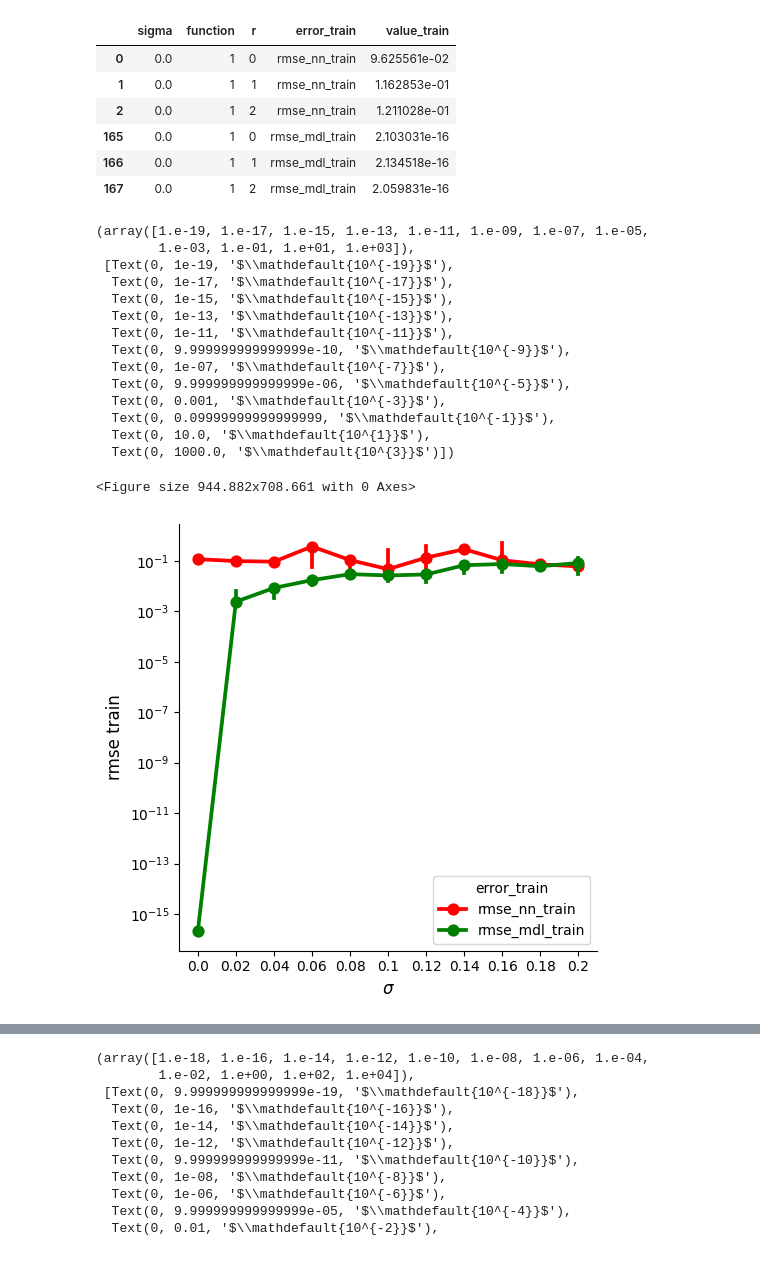
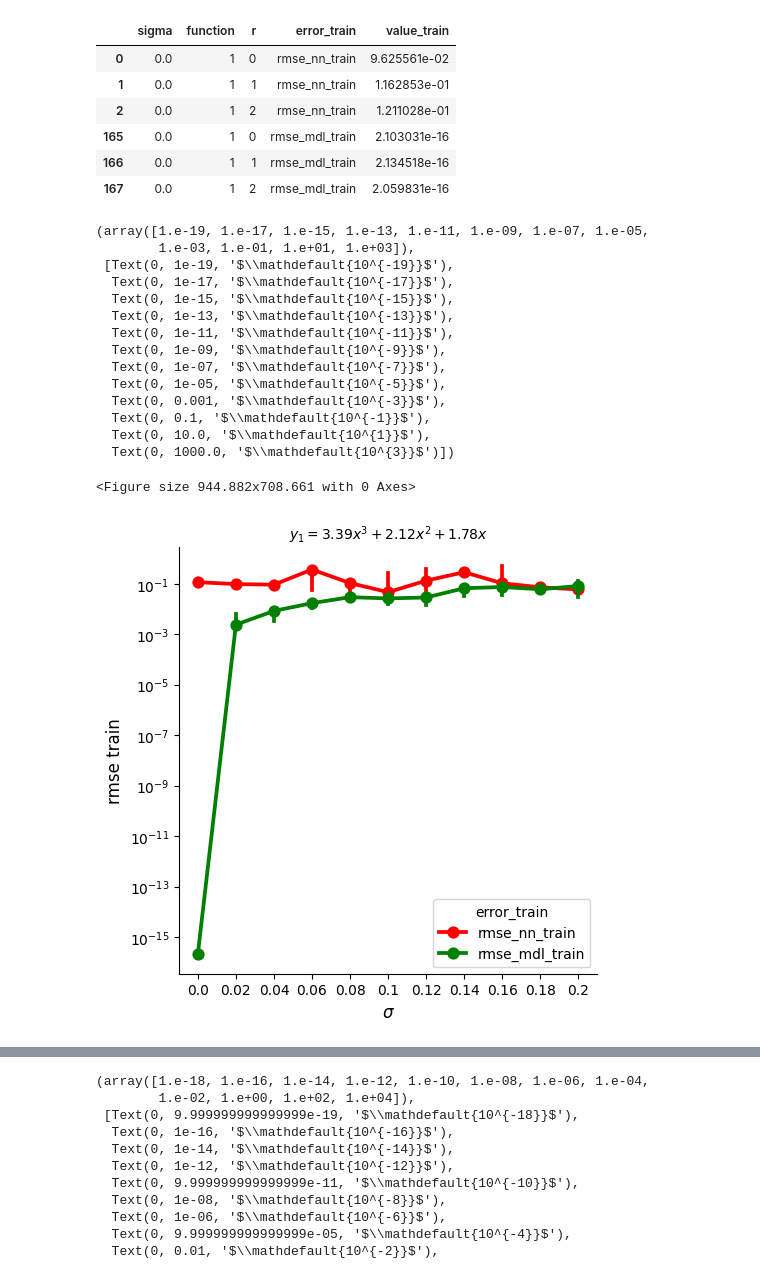
Before and after one commit to SergioCoboLopez/ANN_BMS, a Jupyter notebook: bin/nguyen/plot_nguyen_approximation_medians.ipynb, the cells around one changed output, grey strips where cells are left out. Cells and saved outputs as stored; diff of their text form; code cells hidden in the pictures.

```diff
--- a/bin/nguyen/plot_nguyen_approximation_medians.ipynb
+++ b/bin/nguyen/plot_nguyen_approximation_medians.ipynb
@@ -145,45 +145,46 @@ ymin=2e-4;ymax=0.75
 # %%
 #nguyen 1 - rmse train
+
 fig=figure(figsize=(width,height), dpi=300)
 sns.catplot(data=errors_train_1, x='sigma', y='value_train', hue='error_train', kind='point', estimator='median',
             errorbar=('ci', 95),n_boot=resamples, seed=bs_seed, palette=['red', 'green'],legend_out=False)
 
-
+plt.title(r'$y_1=3.39 x^3 + 2.12 x^2 +1.78x$',fontsize=size_ticks)
 plt.yscale("log")
 
 #labels, limits, and ticks
 plt.xlabel(r'$\sigma$',fontsize=size_axis)
 plt.ylabel('rmse train',fontsize=size_axis)
 plt.xticks(fontsize=size_ticks);plt.yticks(fontsize=size_ticks)
 #plt.legend(loc='lower right',fontsize=size_ticks,frameon=False)
 
 #plt.ylim(ymin,ymax)
 
 
 #name_fig='tanh_rmse_train.svg'
 #plt.savefig(output_path+name_fig,dpi=300)
 #fig=figure(figsize=(2*width,2*height), dpi=300)
 #sns.catplot(data=errors_train_1, x='sigma', y='value_train', hue="error_train",palette=['red', 'green'],legend_out=False)
 #plt.yscale("log")
 #plt.ylim(1e-2,1)
 #plt.show()
 # %% [output]
 (array([1.e-19, 1.e-17, 1.e-15, 1.e-13, 1.e-11, 1.e-09, 1.e-07, 1.e-05,
         1.e-03, 1.e-01, 1.e+01, 1.e+03]),
  [Text(0, 1e-19, '$\\mathdefault{10^{-19}}$'),
   Text(0, 1e-17, '$\\mathdefault{10^{-17}}$'),
   Text(0, 1e-15, '$\\mathdefault{10^{-15}}$'),
   Text(0, 1e-13, '$\\mathdefault{10^{-13}}$'),
   Text(0, 1e-11, '$\\mathdefault{10^{-11}}$'),
-  Text(0, 9.999999999999999e-10, '$\\mathdefault{10^{-9}}$'),
+  Text(0, 1e-09, '$\\mathdefault{10^{-9}}$'),
   Text(0, 1e-07, '$\\mathdefault{10^{-7}}$'),
-  Text(0, 9.999999999999999e-06, '$\\mathdefault{10^{-5}}$'),
+  Text(0, 1e-05, '$\\mathdefault{10^{-5}}$'),
   Text(0, 0.001, '$\\mathdefault{10^{-3}}$'),
-  Text(0, 0.09999999999999999, '$\\mathdefault{10^{-1}}$'),
+  Text(0, 0.1, '$\\mathdefault{10^{-1}}$'),
   Text(0, 10.0, '$\\mathdefault{10^{1}}$'),
   Text(0, 1000.0, '$\\mathdefault{10^{3}}$')])
 <Figure size 944.882x708.661 with 0 Axes>
-[figure, old version]
+[figure, new version]
 # %%
 #nguyen 5 - train
 fig=figure(figsize=(width,height), dpi=300)
```
Also changed, not shown: parts of 9 cells of this notebook.
